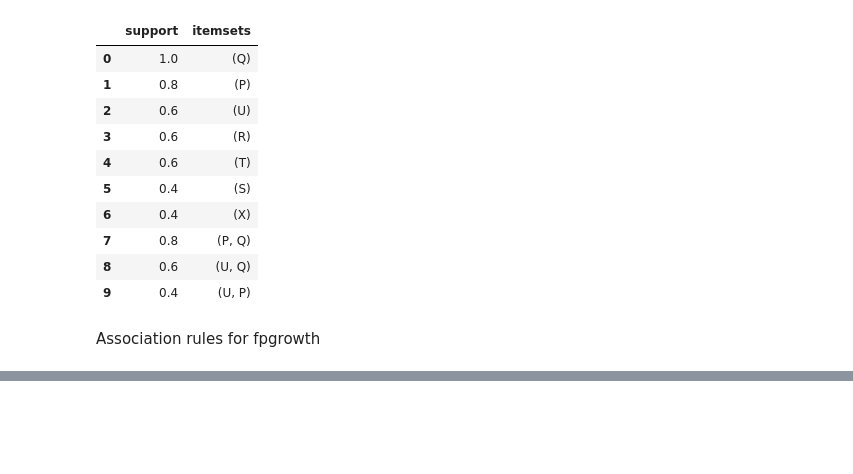
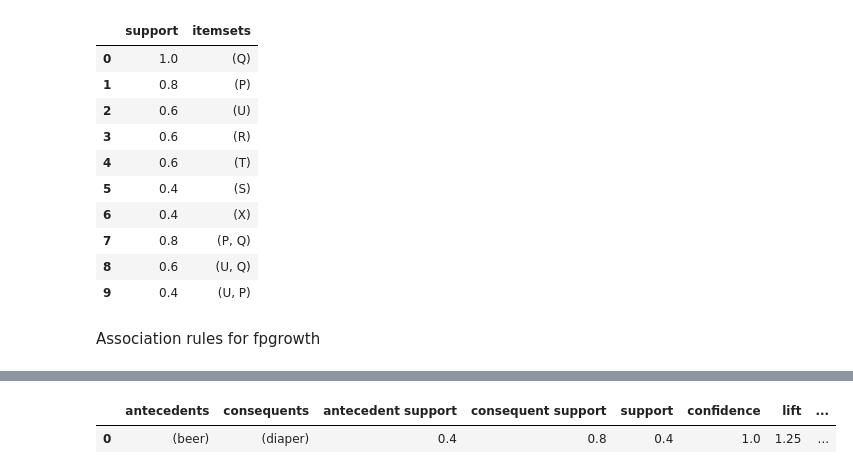
Before and after one commit to nupur221/ML_problem_solving, a Jupyter notebook: Apriori_fp.ipynb, the cells around one changed output, grey strips where cells are left out. Cells and saved outputs as stored; diff of their text form; code cells hidden in the pictures; blank space fills up the shorter version.

```diff
--- a/Apriori_fp.ipynb
+++ b/Apriori_fp.ipynb
@@ -301,0 +362,6 @@ assoc_rules_fp.head(10)
+# %%
+assocrulesapriori = association_rules(frequentitemsets, min_threshold=0.75)
+assocrulesapriori.head(10)
+# %% [output]
+|  | antecedents | consequents | antecedent support | consequent support | support | confidence | lift | ... |
+| 0 | (beer) | (diaper) | 0.4 | 0.8 | 0.4 | 1.0 | 1.25 | ... |
```
Also changed, not shown: parts of 7 cells of this notebook.
